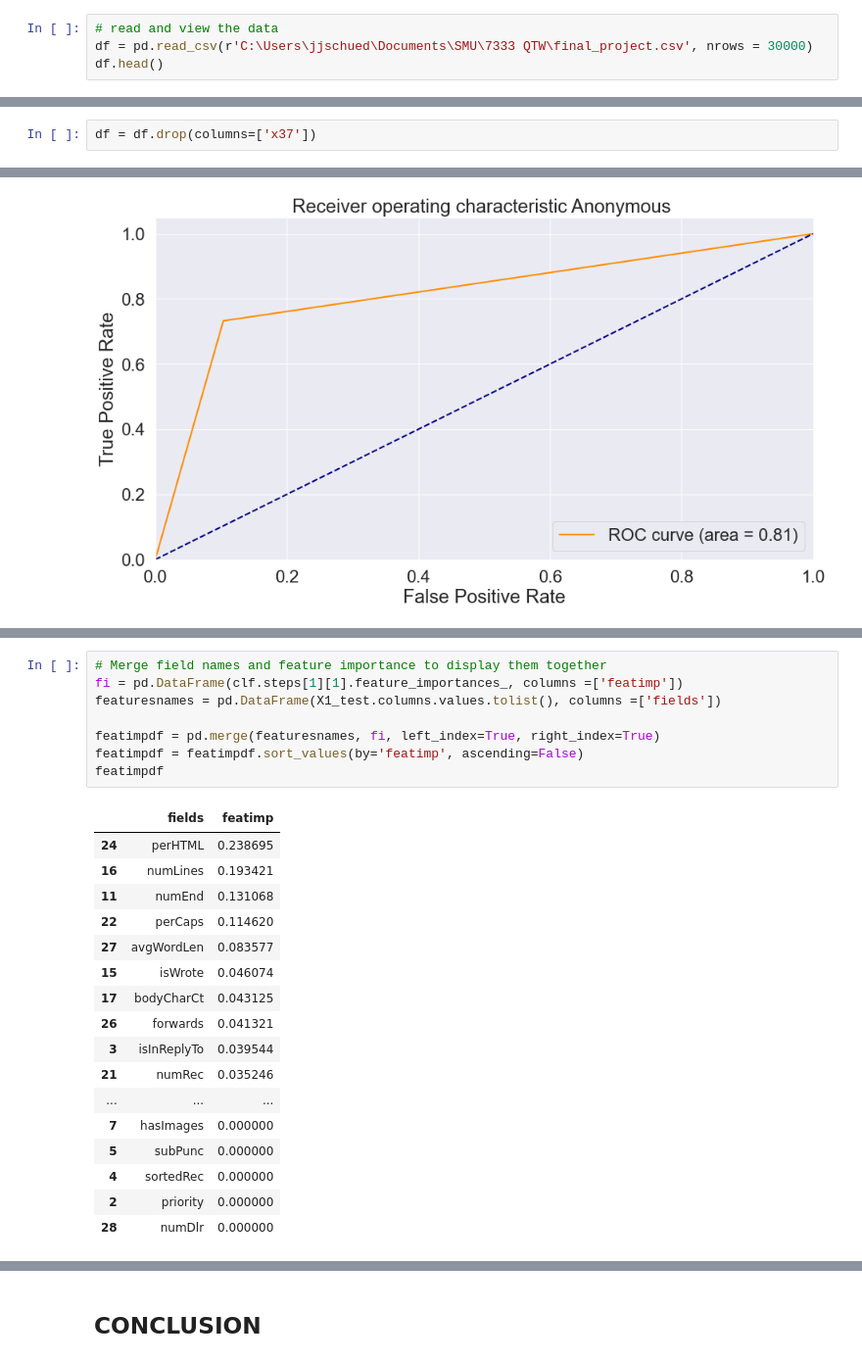
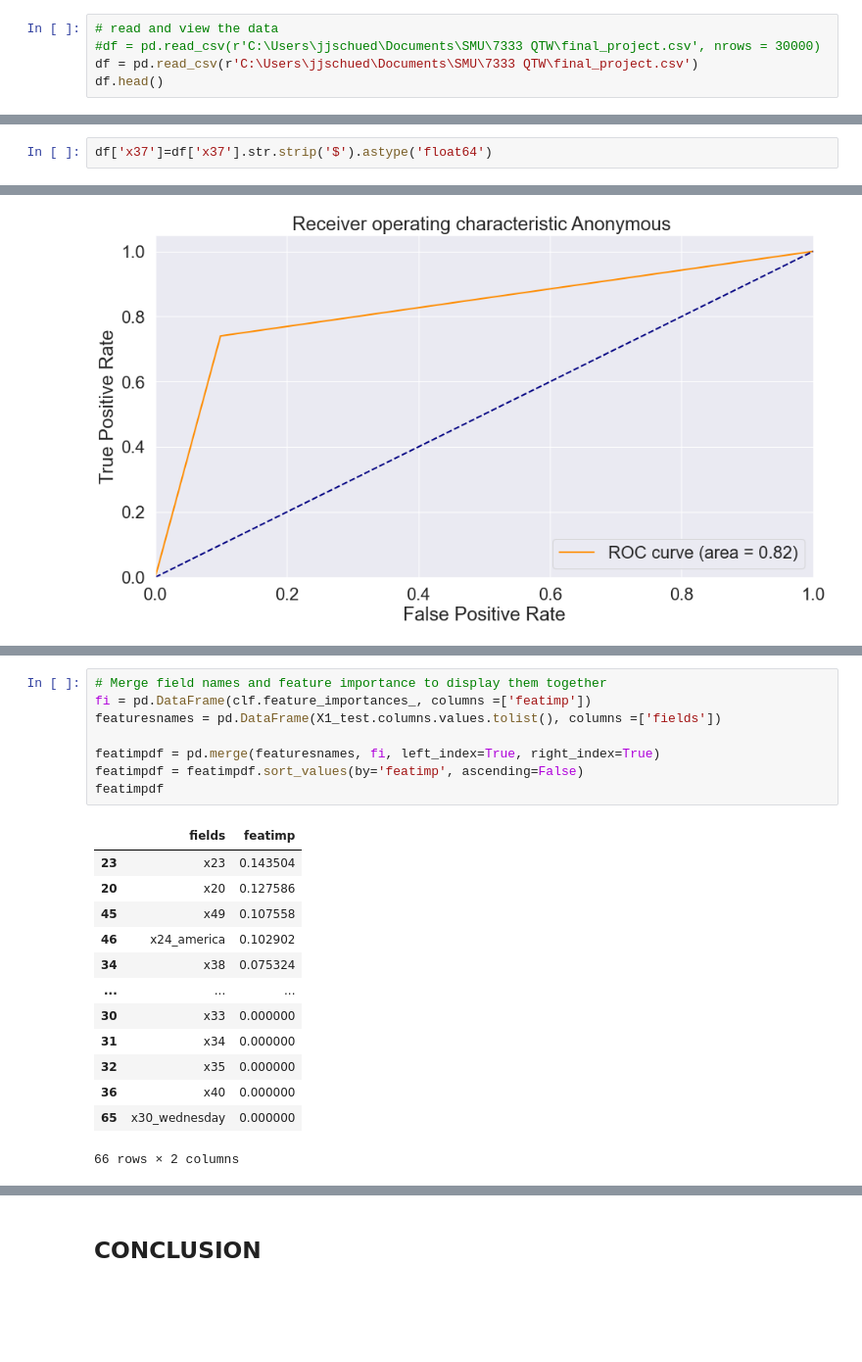
Before and after one commit to jjschueder/7332QTW, a Jupyter notebook: Case Study 7/CaseStudy7 Joe Start.ipynb, the cells around one changed output, grey strips where cells are left out. Shown at 98% size. Saved outputs shown, nothing was run; the diff lists cells and outputs as text; blank space fills up the shorter version.

```diff
--- a/Case Study 7/CaseStudy7 Joe Start.ipynb
+++ b/Case Study 7/CaseStudy7 Joe Start.ipynb
@@ -14,7 +14,8 @@ import pandas as pd
 from pandas_profiling import ProfileReport
 # %%
 # read and view the data
-df = pd.read_csv(r'C:\Users\jjschued\Documents\SMU\7333 QTW\final_project.csv', nrows = 30000)
+#df = pd.read_csv(r'C:\Users\jjschued\Documents\SMU\7333 QTW\final_project.csv', nrows = 30000)
+df = pd.read_csv(r'C:\Users\jjschued\Documents\SMU\7333 QTW\final_project.csv')
 df.head()
 # %% [output]
 |  | x0 | x1 | x2 | x3 | x4 | x5 | x6 | x7 | x8 | x9 | ... | ... |
@@ -239,7 +240,7 @@ x49    29996
 y          2
 dtype: int64
 # %%
-df = df.drop(columns=['x37'])
+df['x37']=df['x37'].str.strip('$').astype('float64')
 # %%
 df['x32'] = df['x32'].str.rstrip('%').astype(float) / 100.0
 # %%
@@ -661,29 +673,25 @@ The bar-chart below further illustrates the feature importance and their order o
 # %%
 # Merge field names and feature importance to display them together
-fi = pd.DataFrame(clf.steps[1][1].feature_importances_, columns =['featimp'])
+fi = pd.DataFrame(clf.feature_importances_, columns =['featimp'])
 featuresnames = pd.DataFrame(X1_test.columns.values.tolist(), columns =['fields'])
 
 featimpdf = pd.merge(featuresnames, fi, left_index=True, right_index=True)
 featimpdf = featimpdf.sort_values(by='featimp', ascending=False)
 featimpdf
 # %% [output]
 |  | fields | featimp |
-| 24 | perHTML | 0.238695 |
-| 16 | numLines | 0.193421 |
-| 11 | numEnd | 0.131068 |
-| 22 | perCaps | 0.114620 |
-| 27 | avgWordLen | 0.083577 |
-| 15 | isWrote | 0.046074 |
-| 17 | bodyCharCt | 0.043125 |
-| 26 | forwards | 0.041321 |
-| 3 | isInReplyTo | 0.039544 |
-| 21 | numRec | 0.035246 |
+| 23 | x23 | 0.143504 |
+| 20 | x20 | 0.127586 |
+| 45 | x49 | 0.107558 |
+| 46 | x24_america | 0.102902 |
+| 34 | x38 | 0.075324 |
 | ... | ... | ... |
-| 7 | hasImages | 0.000000 |
-| 5 | subPunc | 0.000000 |
-| 4 | sortedRec | 0.000000 |
-| 2 | priority | 0.000000 |
-| 28 | numDlr | 0.000000 |
+| 30 | x33 | 0.000000 |
+| 31 | x34 | 0.000000 |
+| 32 | x35 | 0.000000 |
+| 36 | x40 | 0.000000 |
+| 65 | x30_wednesday | 0.000000 |
+66 rows × 2 columns
 # %%
 import seaborn as sns
 import matplotlib.pyplot as plt
```
Also changed, not shown: parts of 27 cells of this notebook, 1 other file.
